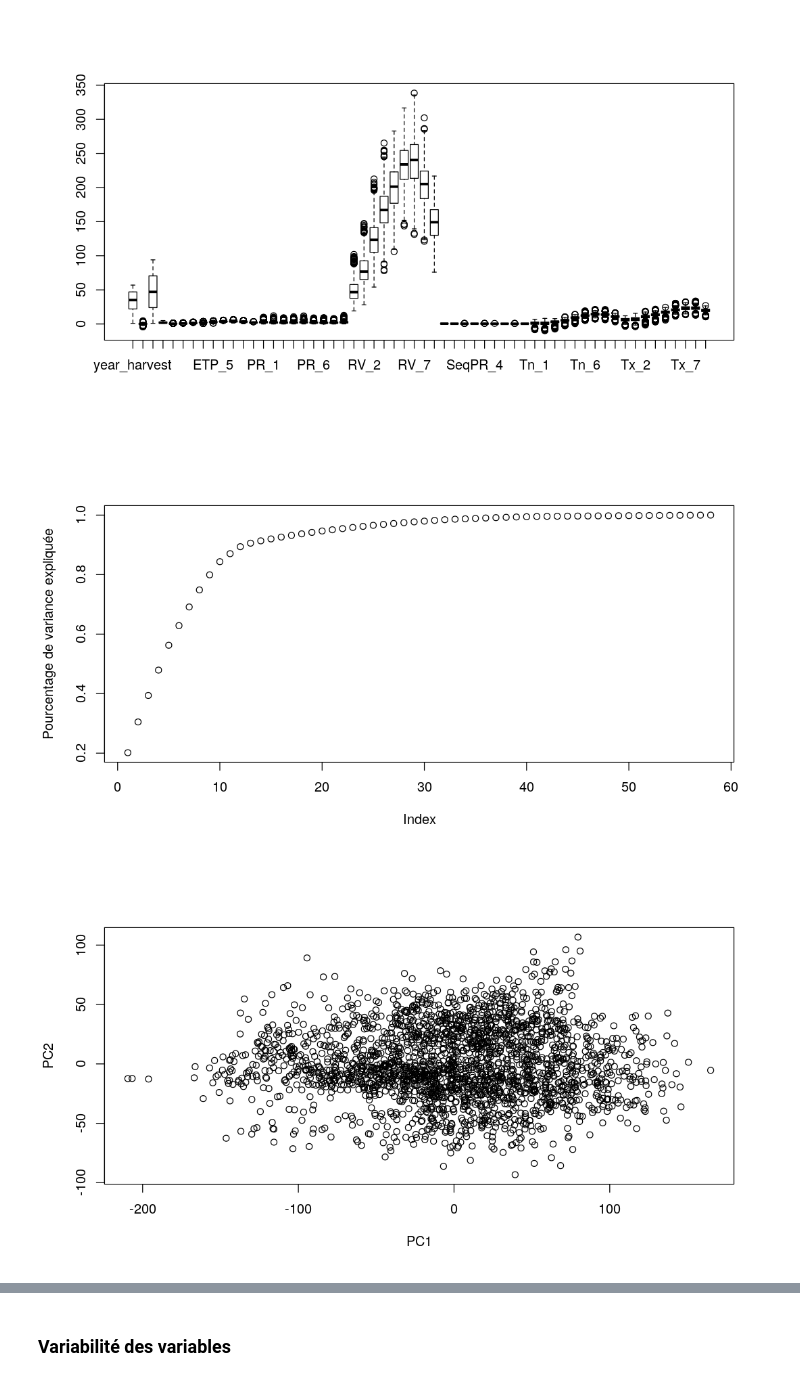
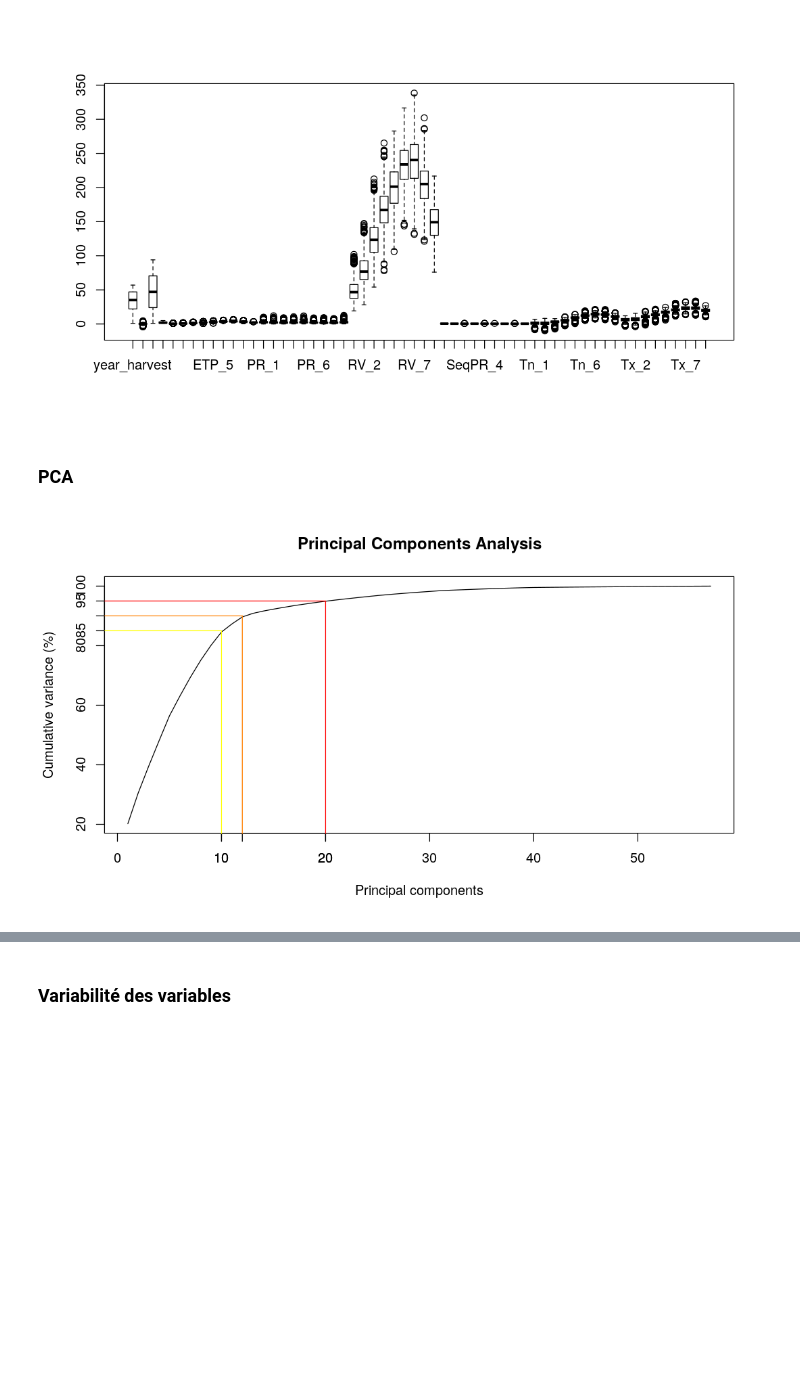
Before and after one commit to YunfeiZHAO/SY19_projet2, a Jupyter notebook: 2.regression.ipynb, the cells around one changed output, grey strips where cells are left out. Saved outputs shown, nothing was run; the diff lists cells and outputs as text; code cells hidden in the pictures; blank space fills up the shorter version.

```diff
--- a/2.regression.ipynb
+++ b/2.regression.ipynb
@@ -119,18 +141,30 @@ pred_true_plot = function(y_true, y_pred) {
     plot(y_true, y_pred, xlab="y_true", ylab="y_pred", main="Predictions vs Expectations")
     abline(0, 1, col="red")
 }
-# %%
-# PCA Plot variance explained by components
-plot_pca_var = function(pca, coeffs = c(90, 95)) {
-    n = length(coeffs)
-    cmap = heat.colors(n)
-    eig = pca$eig[,3]
-    plot(eig, type='l', xlab='components', ylab='cumulative percentage of variance')
-    for (i in 1:n) {
-        abline(h=coeffs[i], col=cmap[n-i+1])
-        abline(v=which.min(abs(eig - coeffs[i])), col=cmap[n-i+1])
-    }
-}
+# %%
+# PCA Plot variance explained by components
+plot_pca_var = function(lambdas, coeffs = c(85, 90, 95), add_ticks=TRUE) {
+    sum_lambdas = cumsum(sort(lambdas, decreasing=TRUE))
+    sum_lambdas = sum_lambdas / sum_lambdas[length(sum_lambdas)] * 100
+    pc_indexes = sapply(coeffs, FUN=function(coeff) which.min(abs(sum_lambdas - coeff)))
+
+    plot(sum_lambdas, type='l',
+         main='Principal Components Analysis',
+         xlab='Principal components',
+         ylab='Cumulative variance (%)')
+    if (add_ticks) {
+        axis(side = 1, at = pc_indexes)
+        axis(side = 2, at = coeffs)
+    }
+
+    n = length(coeffs)
+    cmap = heat.colors(n+1)
+    for (i in 1:n) {
+        pc_index = pc_indexes[i]
+        lines(c(-10, pc_index), rep(coeffs[i], 2), col=cmap[n-i+1])
+        lines(rep(pc_index, 2), c(0, coeffs[i]), col=cmap[n-i+1])
+    }
+}
 # %%
 # Studentized residuals plot
 studentized_residuals_plot = function(residuals, threshold=2) {
@@ -255,11 +289,10 @@ unique_freq
 boxplot(mais.pre)
 # %% [output]
 [figure]
-# %%
-mais.pca = prcomp(mais.raw)
-sum_lambdas = cumsum(sort(mais.pca$sdev, decreasing = TRUE))
-plot(sum_lambdas / sum_lambdas[length(sum_lambdas)], ylab='Pourcentage de variance expliquée')
-plot(mais.pca$x)
-# %% [output]
-[figure, removed]
-[figure, removed]
+# %% [markdown]
+### PCA
+# %%
+mais.pca = prcomp(extract_x(mais.raw))
+plot_pca_var(mais.pca$sdev)
+# %% [output]
+[figure, added]
```
Also changed, not shown: parts of 33 cells of this notebook, 1 other file.
